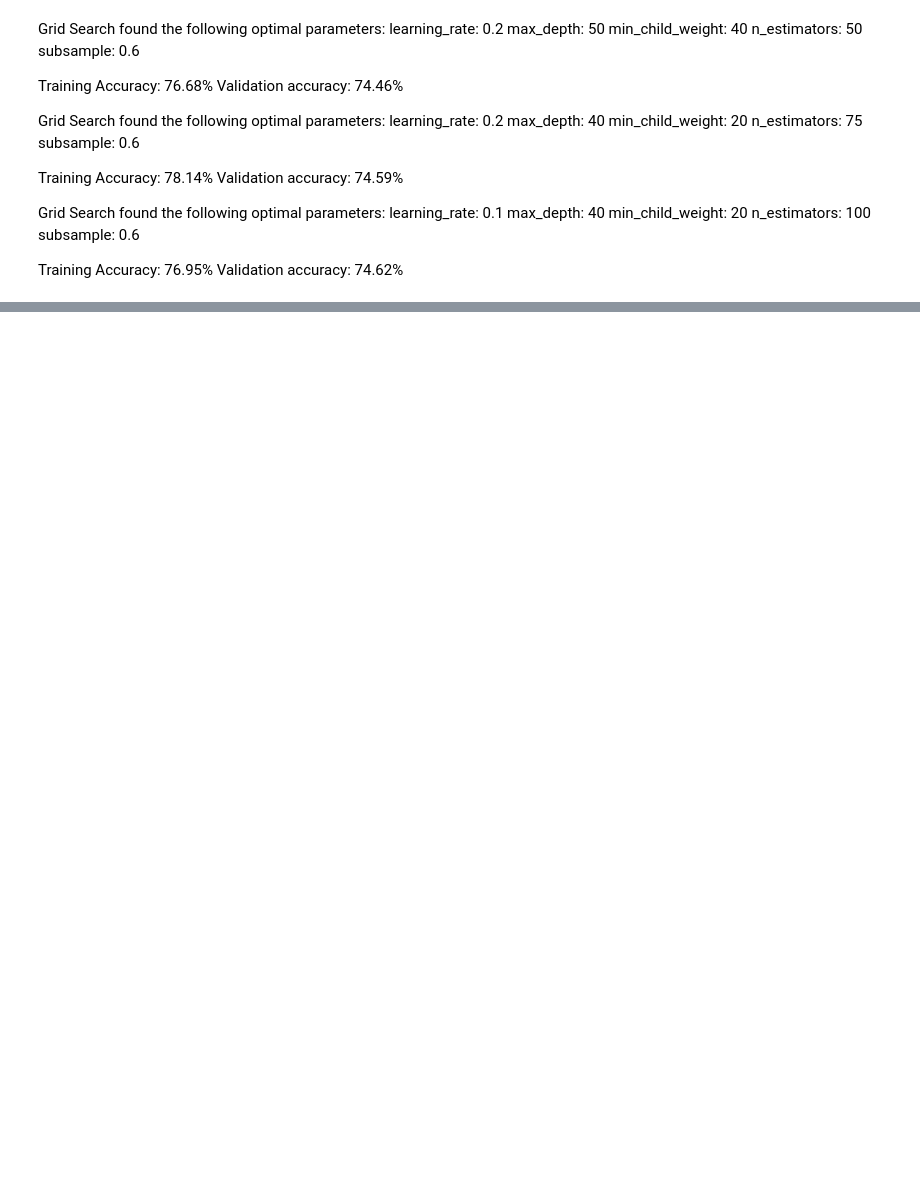
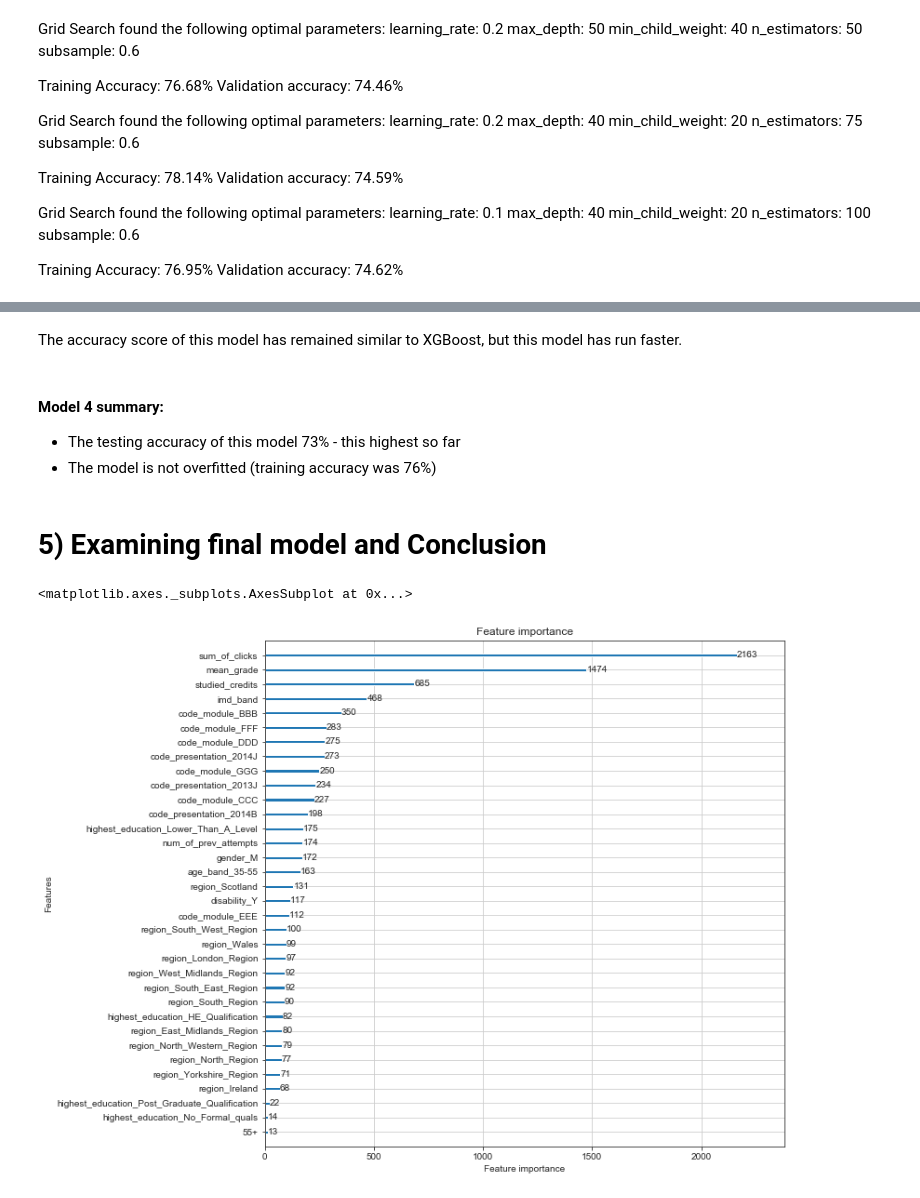
Before and after one commit to nikolholicka/Capstone_Project_Predicting_Student_Outcome_Classification, a Jupyter notebook: Predicting_Student_Results.ipynb, the cells around one changed output, grey strips where cells are left out. Cells and saved outputs as stored; diff of their text form; code cells hidden in the pictures; blank space fills up the shorter version.

Commit message:
final model

```diff
--- a/Predicting_Student_Results.ipynb
+++ b/Predicting_Student_Results.ipynb
@@ -756,7 +762,7 @@ Testing score: :0.62
 # %%
 #let's try this model with gridsearch
 pipe_baseline_grid = Pipeline([('scl', MinMaxScaler()),
-                  ('pca', PCA(n_components=47)),
+                  ('pca', PCA(n_components=32)),
                   ('clf', RandomForestClassifier(random_state = 123,n_jobs=6))])
 
 # Set grid search params
@@ -867,16 +815,16 @@ xgb_cl_pipeline = XGBClassifier(nthread=8)
 
 
 xgb_baseline_grid = Pipeline([('scl', MinMaxScaler()),
-                 ('pca', PCA(n_components=40)),
+                 ('pca', PCA(n_components=32)),
                  ('clf', xgb_cl_pipeline)])
 
 # Set grid search params
 param_grid_xgb = {
-    'learning_rate': [0.01], #=eta, smaller number makes model more robust by shrinking weights on each step
-    'max_depth': [80], #max depth of a three, controls over-fitting
-    'min_child_weight': [40], #minimum sum of weights of all observations required in a child, higher values reduce over-fitting
+    'learning_rate': [0.1,0.01], #=eta, smaller number makes model more robust by shrinking weights on each step
+    'max_depth': [20,40,80,120], #max depth of a three, controls over-fitting
+    'min_child_weight': [20,40,60], #minimum sum of weights of all observations required in a child, higher values reduce over-fitting
    'subsample': [0.5], #the fraction of observations to be randomly samples for each tree.
-    'n_estimators': [100],
+    'n_estimators': [20,50,100],
 }
 
 
@@ -910,5 +858,6 @@ Validation accuracy: 73.75%
 # %%
-model_1 = XGBClassifier(learning_rate= 0.01,nthread=8,max_depth=40,min_child_weight= 40,subsample=0.5,n_estimators=100)
-
-model_1.fit(X_train, y_train)
+model_3 = XGBClassifier(learning_rate= 0.1,nthread=8,max_depth=80,min_child_weight= 40,subsample=0.5,n_estimators=100)
+model_3.fit(X_train, y_train)
+model_3_preds = model_3.predict(X_train)
+print(classification_report(y_train, model_3_preds))
 # %% [output]
@@ -1012,3 +954,7 @@ subsample: 0.6
 
 Training Accuracy: 76.95%
 Validation accuracy: 74.62%
+# %%
+model_4 = lgb.LGBMClassifier(learning_rate= 0.1,nthread=1,max_depth=40,min_child_weight= 20,subsample=0.6,n_estimators=100)
+
+model_4.fit(X_train, y_train)
@@ -1014,0 +969,14 @@ Validation accuracy: 74.62%
+# %% [markdown]
+The accuracy score of this model has remained similar to XGBoost, but this model has run faster.
+# %% [markdown]
+#### Model 4 summary:
+* The testing accuracy of this model 73% - this highest so far
+* The model is not overfitted (training accuracy was 76%)
+# %% [markdown]
+# 5) Examining final model and Conclusion
+# %%
+plt.rcParams["figure.figsize"] = (10,10)
+lgb.plot_importance(model_4)
+# %% [output]
+<matplotlib.axes._subplots.AxesSubplot at 0x...>
+[figure, added]
```
Also changed, not shown: parts of 49 cells of this notebook.
